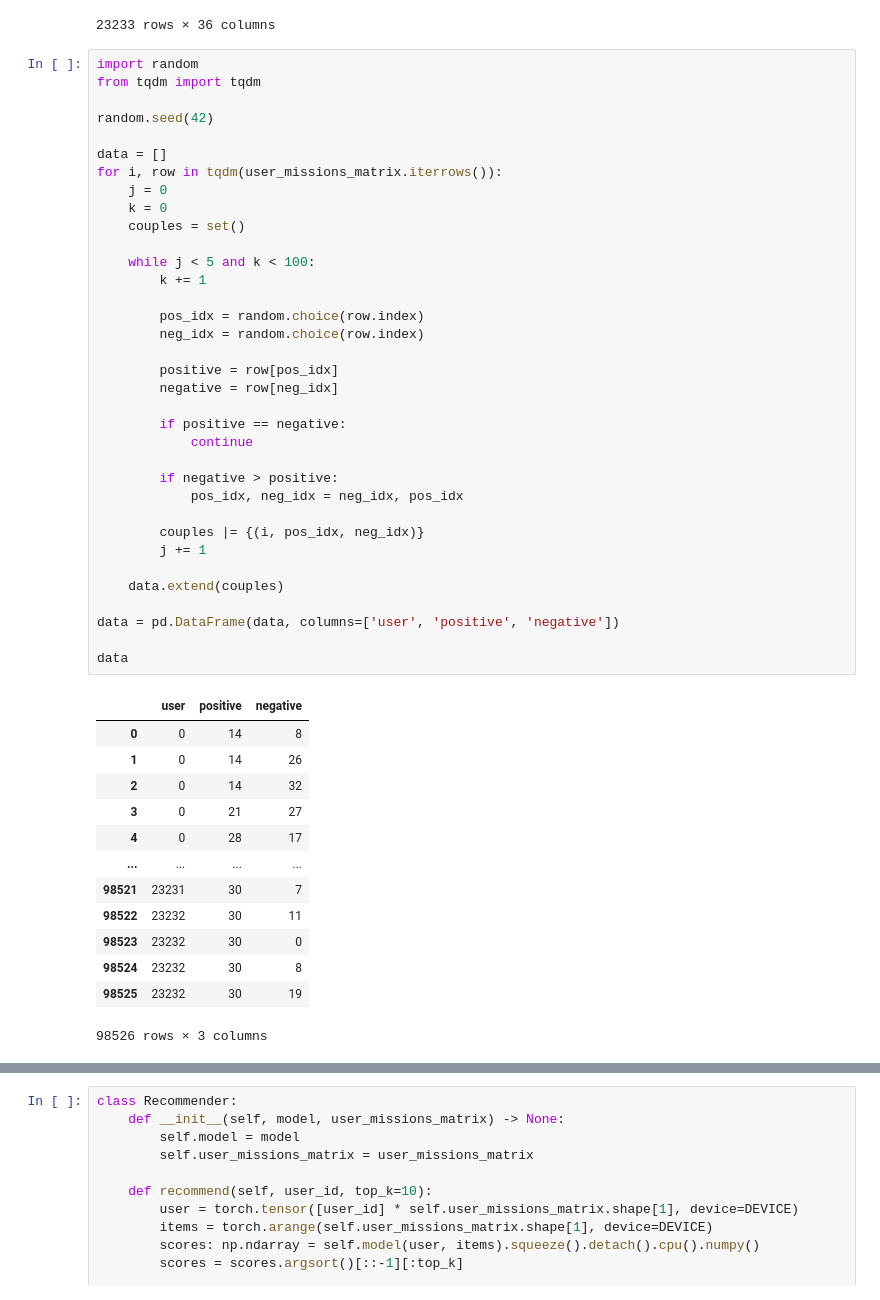
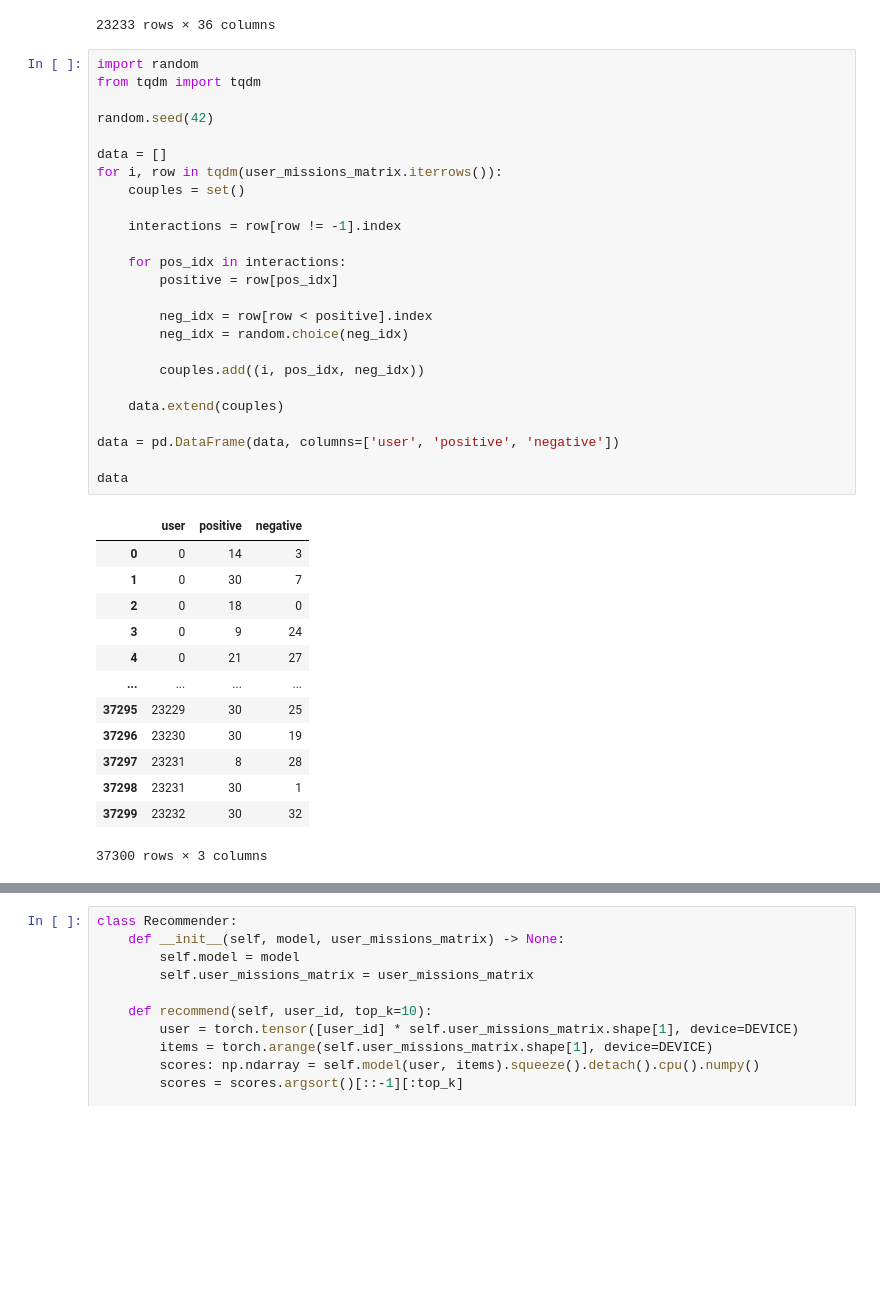
Before and after one commit to rik1599/playngo_challenge_generator, a Jupyter notebook: notebooks/EarthDay_FM.ipynb, the cells around one changed output, grey strips where cells are left out. Drawn from its saved outputs; the diff is of its cells as text; blank space fills up the shorter version.

```diff
--- a/notebooks/EarthDay_FM.ipynb
+++ b/notebooks/EarthDay_FM.ipynb
@@ -128,52 +128,42 @@ user_missions_matrix
 # %%
 import random
 from tqdm import tqdm
 
 random.seed(42)
 
 data = []
 for i, row in tqdm(user_missions_matrix.iterrows()):
-    j = 0
-    k = 0
     couples = set()
 
-    while j < 5 and k < 100:
-        k += 1
+    interactions = row[row != -1].index
 
-        pos_idx = random.choice(row.index)
-        neg_idx = random.choice(row.index)
+    for pos_idx in interactions:
+        positive = row[pos_idx]
 
-        positive = row[pos_idx]
-        negative = row[neg_idx]
+        neg_idx = row[row < positive].index
+        neg_idx = random.choice(neg_idx)
 
-        if positive == negative:
-            continue
-
-        if negative > positive:
-            pos_idx, neg_idx = neg_idx, pos_idx
-
-        couples |= {(i, pos_idx, neg_idx)}
-        j += 1
+        couples.add((i, pos_idx, neg_idx))
 
     data.extend(couples)
 
 data = pd.DataFrame(data, columns=['user', 'positive', 'negative'])
 
 data
 # %% [output]
 |  | user | positive | negative |
-| 0 | 0 | 14 | 8 |
-| 1 | 0 | 14 | 26 |
-| 2 | 0 | 14 | 32 |
-| 3 | 0 | 21 | 27 |
-| 4 | 0 | 28 | 17 |
+| 0 | 0 | 14 | 3 |
+| 1 | 0 | 30 | 7 |
+| 2 | 0 | 18 | 0 |
+| 3 | 0 | 9 | 24 |
+| 4 | 0 | 21 | 27 |
 | ... | ... | ... | ... |
-| 98521 | 23231 | 30 | 7 |
-| 98522 | 23232 | 30 | 11 |
-| 98523 | 23232 | 30 | 0 |
-| 98524 | 23232 | 30 | 8 |
-| 98525 | 23232 | 30 | 19 |
+| 37295 | 23229 | 30 | 25 |
+| 37296 | 23230 | 30 | 19 |
+| 37297 | 23231 | 8 | 28 |
+| 37298 | 23231 | 30 | 1 |
+| 37299 | 23232 | 30 | 32 |
-98526 rows × 3 columns
+37300 rows × 3 columns
 # %%
 import torch
 import torch.nn as nn
```
Also changed, not shown: parts of 5 cells of this notebook, 3 other files.
